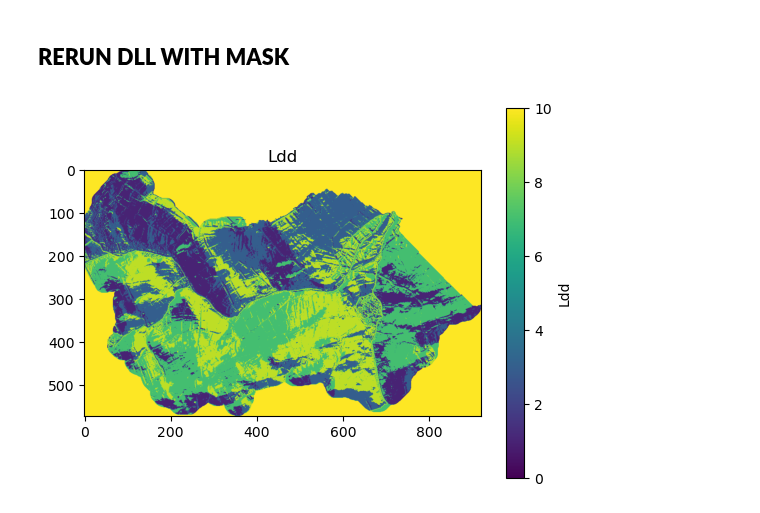
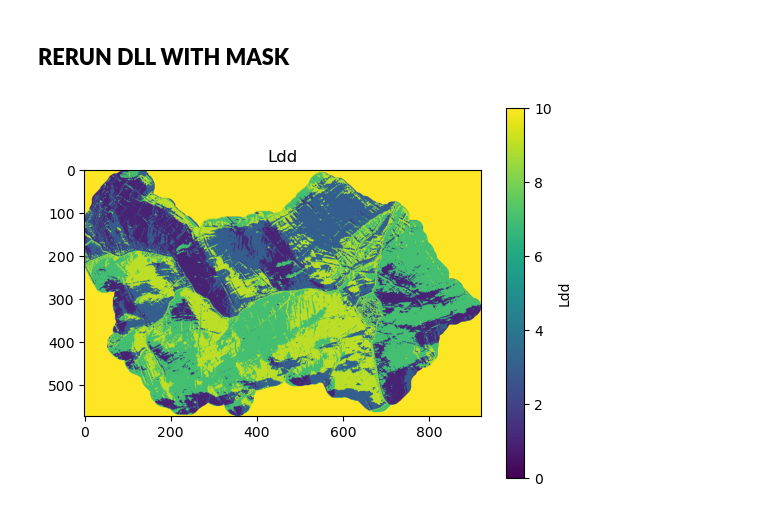
Before and after one commit to AquaPore/WflowRaster.jl, a Jupyter notebook: src/Python/Python_Pyflwdir_Wflow.ipynb, the cells around one changed output. Cells and saved outputs as stored; diff of their text form; code cells hidden in the pictures.

Commit message:
Different options of fill pits

```diff
--- a/src/Python/Python_Pyflwdir_Wflow.ipynb
+++ b/src/Python/Python_Pyflwdir_Wflow.ipynb
@@ -115,34 +116,35 @@ from pyflwdir.core_conversion import d8_to_ldd
 import xarray
 import numpy as np
 
-
 def DEM_2_LDD_HYDROMT(
-    Path_Input,
-    Path_Output,
-    Ldd_MaxDepth = Ldd_MaxDepth,
-    Ldd_RiverDepth = Ldd_RiverDepth,
+    Path_Input_Dem,
+    Path_Output_Ldd,
+    Ldd_MaxDepth=Ldd_MaxDepth,
+    Ldd_RiverDepth=Ldd_RiverDepth,
     NoData=NoData,
     outlets="min",
     River=[],
     Idxs_pit=None
 ):
     # Read elevation data using hydromt which will transform the data into xarray
-    Dem = hydromt.io.open_raster(Path_Input)
+    Dem = hydromt.io.open_raster(Path_Input_Dem)
 
     # Deriving the D8 from DEM
     Flwdir_D8 = hydromt.flw.d8_from_dem(
         da_elv = Dem,
         max_depth = Ldd_MaxDepth,
+        outlets = outlets,
         gdf_riv = River,
-        outlets = Outlets,
         idxs_pit = Idxs_pit,
         riv_burn_method = "fixed",
         riv_depth = Ldd_RiverDepth,
+        connectivity = 8
     )
 
     # Converting D8-> Ldd as required by WFLOW model
     Flwdir_Ldd_Pyflwdir = xarray.apply_ufunc(d8_to_ldd, Flwdir_D8.load())
 
     # Save output
-    Flwdir_Ldd_Pyflwdir.raster.to_raster(Path_Output, nodata=NoData)
+    Flwdir_Ldd_Pyflwdir.raster.to_raster(Path_Output_Ldd, nodata=NoData)
+
     return Flwdir_Ldd_Pyflwdir
@@ -650,58 +735,66 @@ def DEM_2_LDD_PYFLWDIR(
 # %%
 import os as os
 import numpy as np
 
+Option_Model = "DEM_2_LDD_PYFLWDIR"  # <"DEM_2_LDD_HYDROMT">,<DEM_2_LDD_PYFLWDIR>
+
 Path_Input_Catchment = os.path.join(Output_Root_Python, Subcatchment_Output)
 
 with rasterio.open(Path_Input_Catchment, "r") as src:
-   Catchment = src.read(1)
-   nodata = src.nodata
-   transform = src.transform
-   crs = src.crs
-   latlon = src.crs.is_geographic
-   prof = src.profile
+    Catchment = src.read(1)
+    nodata = src.nodata
+    transform = src.transform
+    crs = src.crs
+    latlon = src.crs.is_geographic
+    prof = src.profile
 
 Path_Input_Dem = os.path.join(Input_Root_Julia, Dem_Input_Julia)
 
 with rasterio.open(Path_Input_Dem, "r") as src:
-   Dem = src.read(1)
-   nodata = src.nodata
-   transform = src.transform
-   crs = src.crs
-   latlon = src.crs.is_geographic
-   prof = src.profile
+    Dem = src.read(1)
+    nodata = src.nodata
+    transform = src.transform
+    crs = src.crs
+    latlon = src.crs.is_geographic
+    prof = src.profile
 
 # Masking
 Nx, Ny = np.shape(Dem)
 
 Dem_Mask = np.ma.empty(shape=(Nx, Ny))
 for iX in range(Nx):
-   for iY in range(Ny):
-      if Catchment[iX, iY] > 0:
+    for iY in range(Ny):
+        if Catchment[iX, iY] > 0:
             Dem_Mask[iX, iY] = Dem[iX, iY]
-      else:
+        else:
             Dem_Mask[iX, iY] = np.nan
 
 # Writting masked
 Path_Output_DemMasked = os.path.join(Input_Root_Julia, Dem_Masked)
 prof.update(dtype=rasterio.float64, nodata=np.nan)
 with rasterio.open(Path_Output_DemMasked, "w", **prof) as src:
-   src.write(Dem_Mask, 1)
+    src.write(Dem_Mask, 1)
 
 # Rerunning the Ldd with the masked DEM
 Path_Output_Ldd = os.path.join(Output_Root_Python, Ldd_Output)
 
-Ldd_Pyflwdir = DEM_2_LDD_HYDROMT(
-    Path_Output_DemMasked,
-    Path_Output_Ldd,
-    Ldd_MaxDepth=Ldd_MaxDepth,
-    Ldd_RiverDepth=Ldd_RiverDepth,
-    NoData=NoData,
-    outlets="Edge",
-    River=River_Geopandas,
-    Idxs_pit = None,
-)
+if Option_Model == "DEM_2_LDD_HYDROMT":
+    Ldd_Pyflwdir = DEM_2_LDD_HYDROMT(
+        Path_Output_DemMasked,
+        Path_Output_Ldd,
+        Ldd_MaxDepth=Ldd_MaxDepth,
+        Ldd_RiverDepth=Ldd_RiverDepth,
+        NoData=NoData,
+        outlets=Outlets,
+        River=River_Geopandas,
+        Idxs_pit=None,
+    )
+    PLOT_MAPS(Ldd_Pyflwdir, "Ldd", 0, 10)
 
-PLOT_MAPS(Ldd_Pyflwdir, "Ldd", 0, 10)
+else:
+    Ldd_Pyflwdir, Ldd_Array = DEM_2_LDD_PYFLWDIR(
+        Path_Output_DemMasked, Path_Output_Ldd, Ldd_MaxDepth=Ldd_MaxDepth, Gauges=Outlets)
+
+    PLOT_MAPS(Ldd_Array, "Ldd", 0, 10)
 # %% [output]
-[figure, old version]
+[figure, new version]
```
Also changed, not shown: parts of 17 cells of this notebook.
